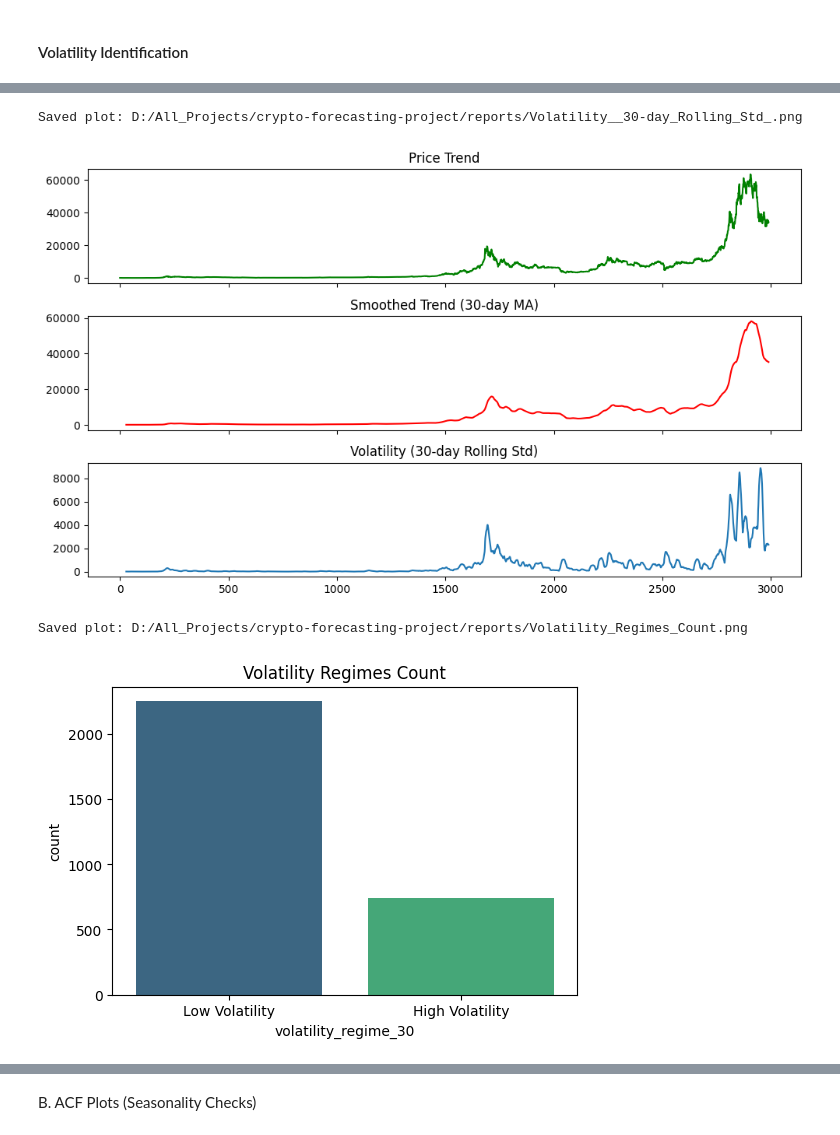
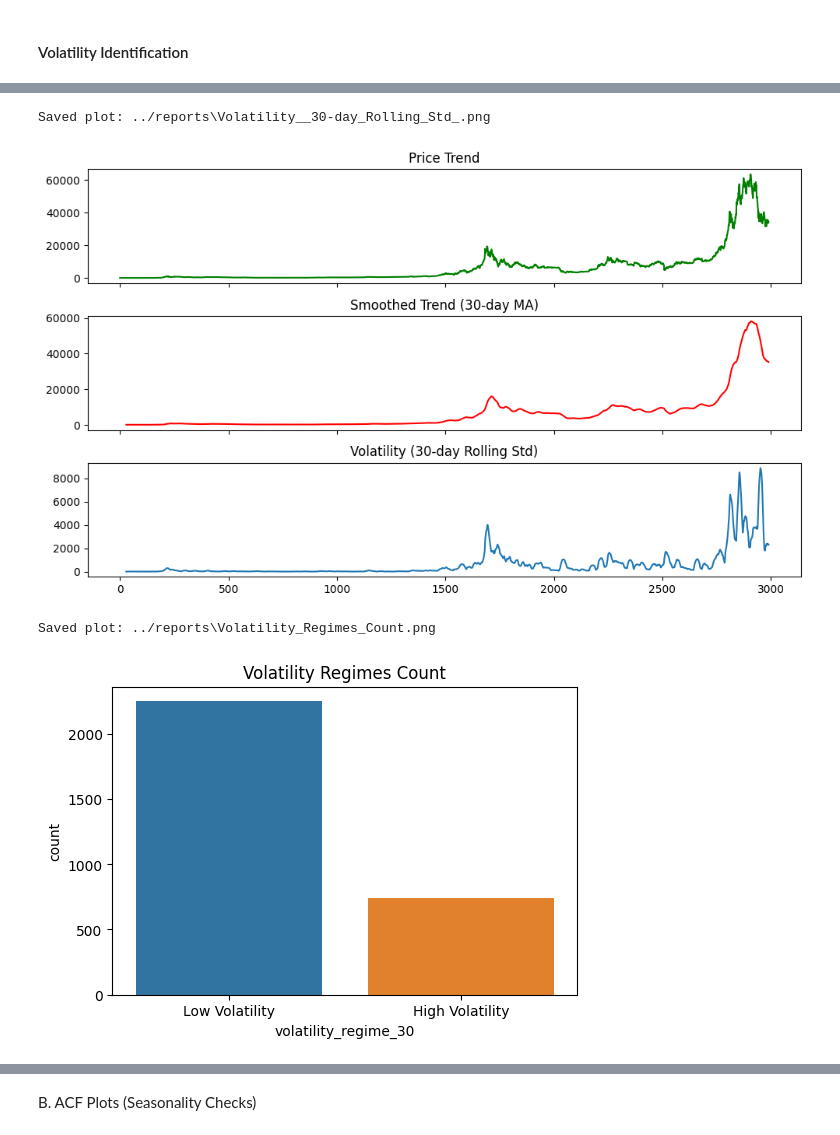
Before and after one commit to naresh5422/crypto-forecasting-project, a Jupyter notebook: notebooks/cryptocurrency_price_forecasting.ipynb, the cells around one changed output, grey strips where cells are left out. Drawn from its saved outputs; the diff is of its cells as text; code cells hidden in the pictures.

Commit message:
Add Detailed reports  and update some parts of code

```diff
--- a/notebooks/cryptocurrency_price_forecasting.ipynb
+++ b/notebooks/cryptocurrency_price_forecasting.ipynb
@@ -43,6 +44,10 @@ import warnings
 warnings.filterwarnings("ignore")
 # %%
 input_dir = "../data/"
+model_dir = "../models/"
+results_dir = "../results/"
+reports_dir = "../reports"
+dir = "D:/All_Projects/crypto-forecasting-project/reports/"
 # %%
 # List to store dataframes
 all_coins = []
@@ -76,6 +79,6 @@ def save_plot_from_title(fig=None, dpi=300):
 
     # Clean title for filename
     filename = re.sub(r'[^a-zA-Z0-9_-]', '_', title)
-    filepath = os.path.join(dir, f"{filename}.png")
+    filepath = os.path.join(reports_dir, f"{filename}.png")
     fig.savefig(filepath, dpi=dpi, bbox_inches="tight")
     print(f"Saved plot: {filepath}")
@@ -265,17 +353,17 @@ plt.tight_layout()
 save_plot_from_title()
 plt.show()
 # %% [output]
-Saved plot: D:/All_Projects/crypto-forecasting-project/reports/Volatility__30-day_Rolling_Std_.png
+Saved plot: ../reports\Volatility__30-day_Rolling_Std_.png
 [figure]
 # %%
 plt.figure(figsize=(6,4))
-sns.countplot(x = "volatility_regime_30", data = df, palette='viridis')
+sns.countplot(x = "volatility_regime_30", data = df)
 plt.title("Volatility Regimes Count")
 save_plot_from_title()
 plt.show()
 # %% [output]
-Saved plot: D:/All_Projects/crypto-forecasting-project/reports/Volatility_Regimes_Count.png
+Saved plot: ../reports\Volatility_Regimes_Count.png
-[figure, old version]
+[figure, new version]
 # %%
 plt.figure(figsize=(14,5))
 plt.plot(df['log_return'], label='Log(Close Price)')
```
Also changed, not shown: parts of 118 cells of this notebook, 49 other files.
